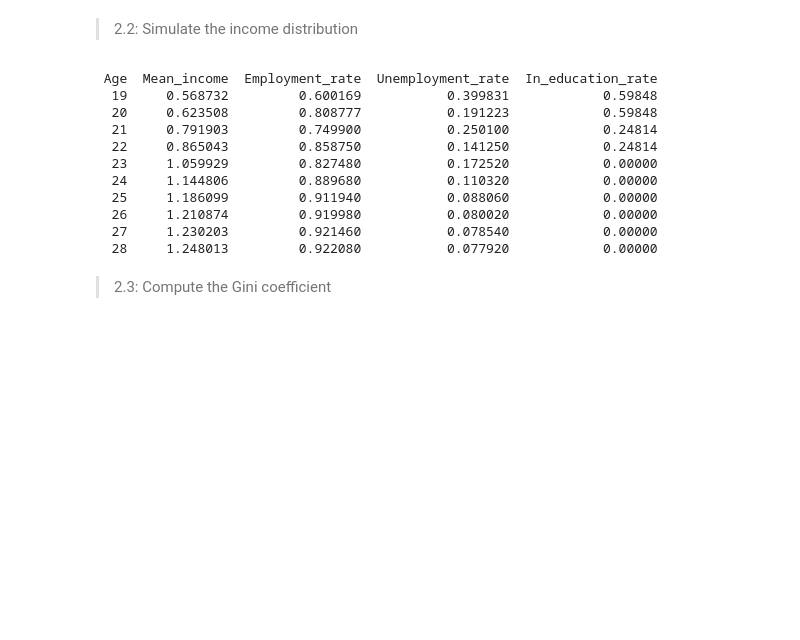
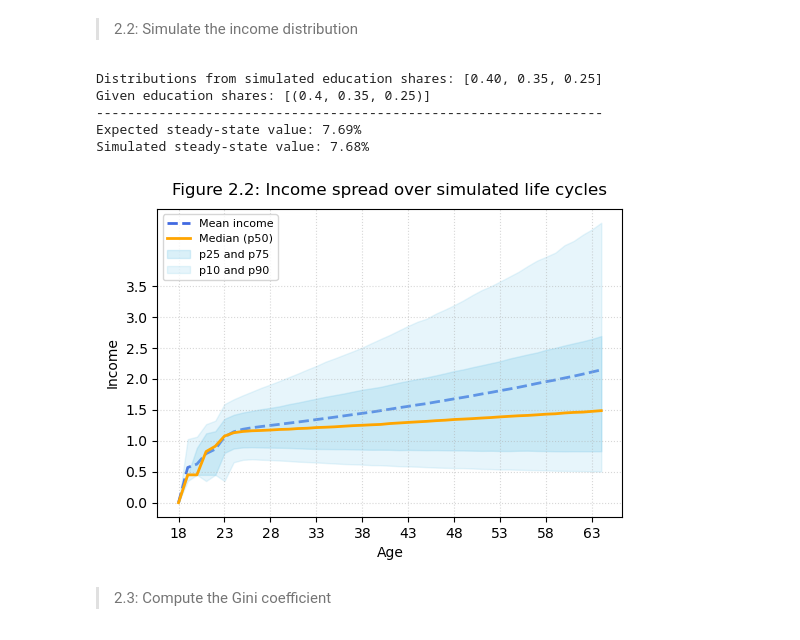
Before and after one commit to NumEconCopenhagen/projects-2025-xjc997, a Jupyter notebook: 01_dataproject/dataproject.ipynb, the cells around one changed output. Saved outputs shown, nothing was run; the diff lists cells and outputs as text; code cells hidden in the pictures; blank space fills up the shorter version.

```diff
--- a/01_dataproject/dataproject.ipynb
+++ b/01_dataproject/dataproject.ipynb
@@ -691,25 +695,3 @@ class LifeCycle_sim:
         return pd.DataFrame(personal_history)
 # %% [markdown]
 > 2.2: Simulate the income distribution
-# %%
-# 1. Simulate the model. Check that your simulation is correct before you use
-#it: the education shares should match pe, and the unemployment rate should
-#settle at σ/(σ + λ), which can be shown to be the steady-state value.
-
-# Testrun
-sim = LifeCycle_sim()
-sim_results = sim.simulation()
-
-#
-# %% [output]
- Age  Mean_income  Employment_rate  Unemployment_rate  In_education_rate
-  19     0.568732         0.600169           0.399831            0.59848
-  20     0.623508         0.808777           0.191223            0.59848
-  21     0.791903         0.749900           0.250100            0.24814
-  22     0.865043         0.858750           0.141250            0.24814
-  23     1.059929         0.827480           0.172520            0.00000
-  24     1.144806         0.889680           0.110320            0.00000
-  25     1.186099         0.911940           0.088060            0.00000
-  26     1.210874         0.919980           0.080020            0.00000
-  27     1.230203         0.921460           0.078540            0.00000
-  28     1.248013         0.922080           0.077920            0.00000
@@ -718,3 +698,60 @@ sim_results = sim.simulation()
+# %%
+# Testrun
+sim = LifeCycle_sim()
+sim_results = sim.simulation()
+
+# Checking distributions/rates
+unique, counts = np.unique(sim.years_in_edu, return_counts=True)
+sim_pe = counts / sim.N
+
+print(f'Distributions from simulated education shares: [{sim_pe[0]:.2f}, {sim_pe[1]:.2f}, {sim_pe[2]:.2f}]')
+print(f'Given education shares: [{p_e}]')
+print('-'*65)
+
+expected_ss = sim.lcsigma / (sim.lcsigma + sim.lam)
+sim_ss = sim_results['Unemployment_rate'].iloc[-1]
+
+print(f'Expected steady-state value: {expected_ss*100:.2f}%')
+print(f'Simulated steady-state value: {sim_ss*100:.2f}%')
+# %% [output]
+Distributions from simulated education shares: [0.40, 0.35, 0.25]
+Given education shares: [(0.4, 0.35, 0.25)]
+-----------------------------------------------------------------
+Expected steady-state value: 7.69%
+Simulated steady-state value: 7.68%
+# %%
+# Setup for percentiles and mean of income over the course of the life cycles
+ages = sim_results['Age'].values
+
+mean_income = sim_results['Mean_income'].values
+p10 = np.percentile(sim.income_history, 10, axis = 1)
+p25 = np.percentile(sim.income_history, 25, axis = 1)
+p50 = np.percentile(sim.income_history, 50, axis = 1)
+p75 = np.percentile(sim.income_history, 75, axis = 1)
+p90 = np.percentile(sim.income_history, 90, axis = 1)
+
+# Plotting figure
+fig_simincome = plt.figure(
+    figsize=(6,4)
+)
+
+plt.plot(ages, mean_income, label='Mean income', color='royalblue', linewidth=2, linestyle='--', zorder=0)
+plt.plot(ages, p50, label='Median (p50)', color='orange', linewidth=2)
+
+plt.fill_between(ages, p25, p75, color='skyblue', alpha=0.3, label='p25 and p75')
+plt.fill_between(ages, p10, p90, color='skyblue', alpha=0.2, label='p10 and p90')
+
+plt.title('Figure 2.2: Income spread over simulated life cycles', pad=10)
+plt.xlabel('Age')
+plt.ylabel('Income')
+plt.grid(True, linestyle=':', alpha=0.5)
+plt.legend(loc='upper left', fontsize=8, frameon=True)
+plt.xticks(np.arange(18,64,5))
+plt.yticks(np.arange(0, 4, 0.5))
+
+plt.show()
+# %% [output]
+[figure, added]
 # %%
 #3. Plot a histogram of the income distribution at ages 25, 35, 45 and 60, and describe
 #how the shape of the distribution changes.
```
Also changed, not shown: parts of 2 cells of this notebook.
